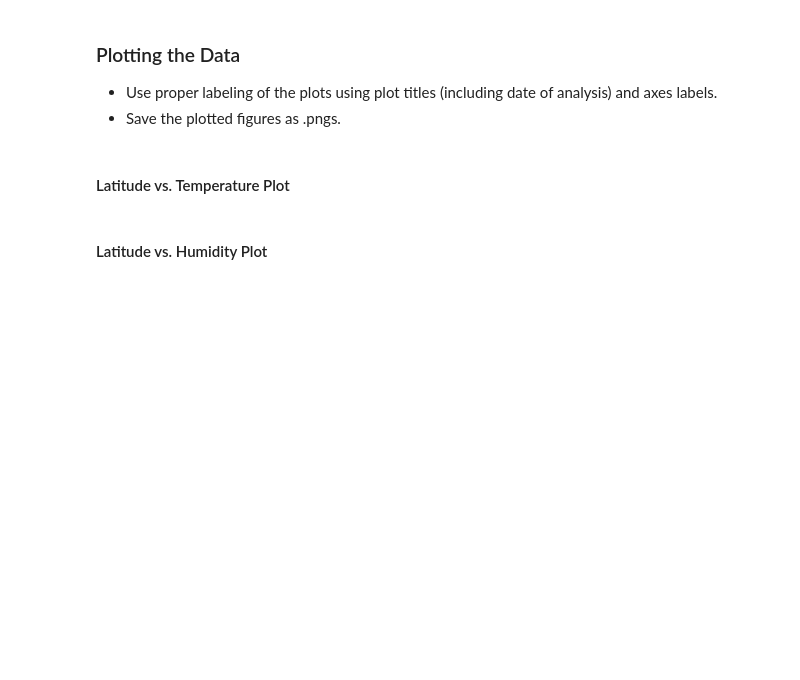
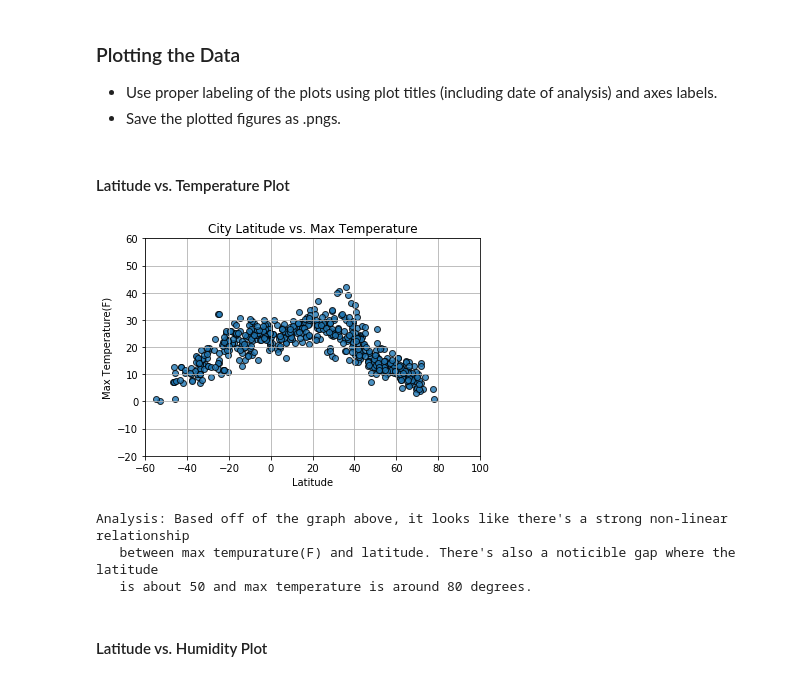
Before and after one commit to Tam-ala/Python-API_Whats-the-Weather-Like, a Jupyter notebook: Code/WeatherPy-Copy1.ipynb, the cells around one changed output. Saved outputs shown, nothing was run; the diff lists cells and outputs as text; code cells hidden in the pictures; blank space fills up the shorter version.

Commit message:
edited graphs

```diff
--- a/Code/WeatherPy-Copy1.ipynb
+++ b/Code/WeatherPy-Copy1.ipynb
@@ -168,22 +182,30 @@ weather_data.to_csv("../output_data/weather_data.csv", index=False, header=True)
 #### Latitude vs. Temperature Plot
 # %%
 # Create a Scatter Plot for latitude & max temp. Save as png.
-x_values = citydata_df['Lat']
-y_values = citydata_df['Max Temp']
+x_values = weather_data['Lat']
+y_values = weather_data['Max Temp']
 
-plt.scatter(x_values,y_values)
-plt.title('City Latitude vs. Max Temperature (5/28/19)')
+plt.scatter(x_values,y_values,edgecolor="black",
+            linewidths=1, marker="o", alpha=0.8)
+plt.title('City Latitude vs. Max Temperature')
 plt.xlabel('Latitude')
 plt.ylabel('Max Temperature(F)')
-ptl.savefig('Lat_MaxTemp.png')
+plt.savefig('Lat_MaxTemp.png')
+plt.grid(True)
+plt.xlim([-60, 100])
+plt.ylim([-20, 60])
 plt.show()
 
 # State findings
-# print("""
-#     Analysis: Based off of the graph above, it looks like there's a strong non-linear relationship
-#     between max tempurature(F) and latitude. There's also a noticible gap where the latitude
-#     is about 50 and max temperature is around 80 degrees.
-#     """)
+print("""Analysis: Based off of the graph above, it looks like there's a strong non-linear relationship
+   between max tempurature(F) and latitude. There's also a noticible gap where the latitude
+   is about 50 and max temperature is around 80 degrees.
+    """)
+# %% [output]
+[figure, added]
+Analysis: Based off of the graph above, it looks like there's a strong non-linear relationship
+   between max tempurature(F) and latitude. There's also a noticible gap where the latitude
+   is about 50 and max temperature is around 80 degrees.
 # %% [markdown]
 #### Latitude vs. Humidity Plot
 # %%
```
Also changed, not shown: parts of 16 cells of this notebook, 4 other files.
